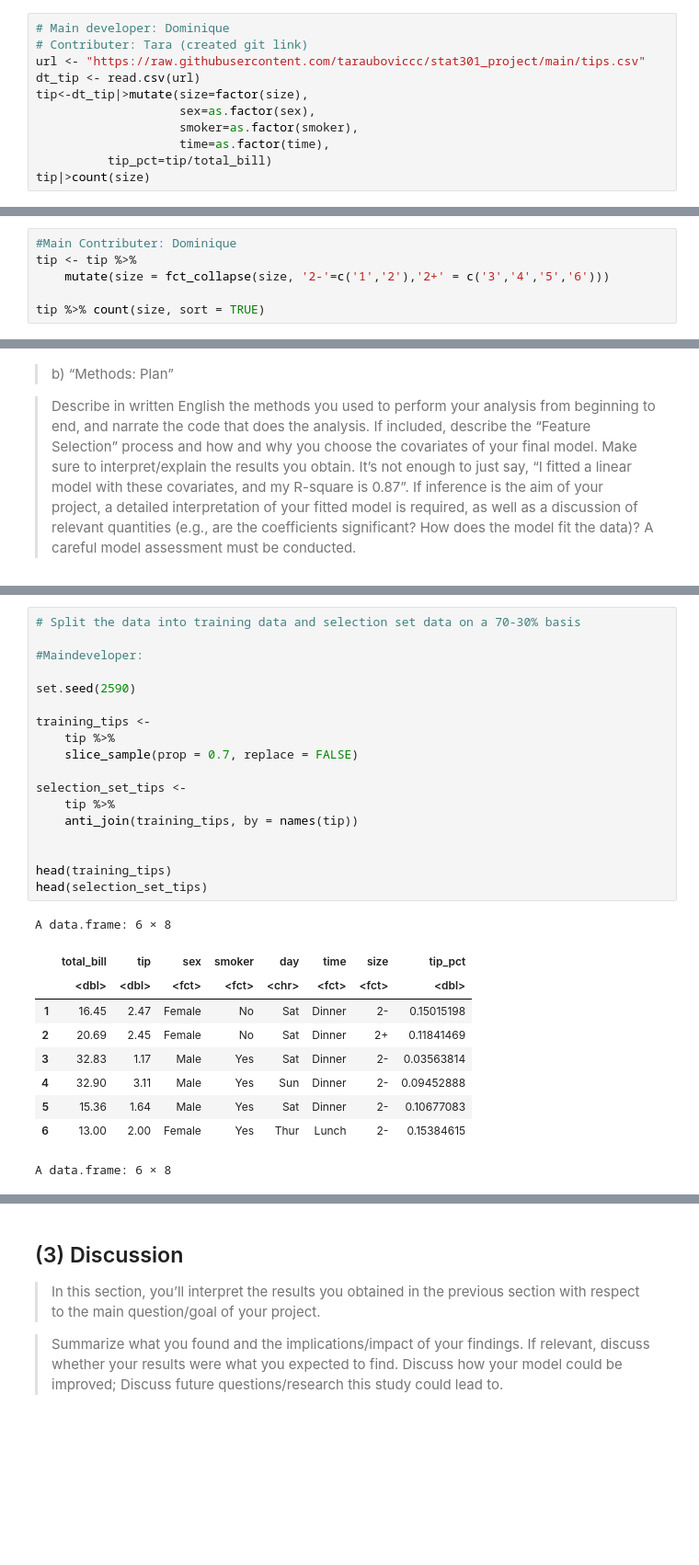
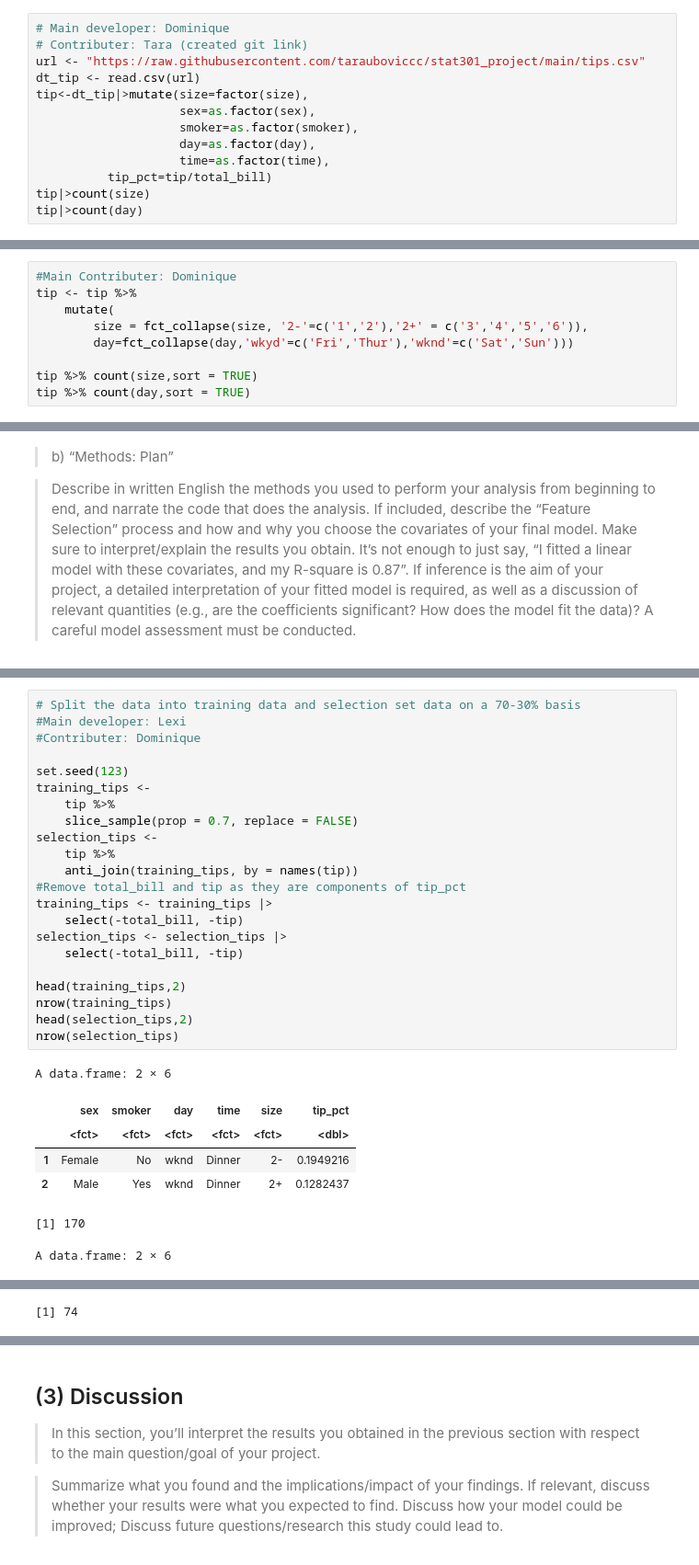
Before and after one commit to lllexiliang/stat301-final-project, a Jupyter notebook: final_project.ipynb, the cells around one changed output, grey strips where cells are left out. Shown at 92% size. Cells and saved outputs as stored; diff of their text form; blank space fills up the shorter version.

```diff
--- a/final_project.ipynb
+++ b/final_project.ipynb
@@ -72,9 +72,11 @@ dt_tip <- read.csv(url)
 tip<-dt_tip|>mutate(size=factor(size),
                     sex=as.factor(sex),
                     smoker=as.factor(smoker),
+                    day=as.factor(day),
                     time=as.factor(time),
           tip_pct=tip/total_bill)
 tip|>count(size)
+tip|>count(day)
 # %% [output]
 A data.frame: 6 × 2
 | size | n |
@@ -90,9 +100,12 @@ A data.frame: 6 × 2
 # %%
 #Main Contributer: Dominique
 tip <- tip %>%
-    mutate(size = fct_collapse(size, '2-'=c('1','2'),'2+' = c('3','4','5','6')))
+    mutate(
+        size = fct_collapse(size, '2-'=c('1','2'),'2+' = c('3','4','5','6')),
+        day=fct_collapse(day,'wkyd'=c('Fri','Thur'),'wknd'=c('Sat','Sun')))
 
-tip %>% count(size, sort = TRUE)
+tip %>% count(size,sort = TRUE)
+tip %>% count(day,sort = TRUE)
 # %% [output]
 A data.frame: 2 × 2
 | size | n |
@@ -174,29 +193,30 @@ A careful model assessment must be conducted.
 # %%
 # Split the data into training data and selection set data on a 70-30% basis
+#Main developer: Lexi
+#Contributer: Dominique
 
-#Maindeveloper:
-
-set.seed(2590)
-
+set.seed(123)
 training_tips <-
     tip %>%
     slice_sample(prop = 0.7, replace = FALSE)
-
-selection_set_tips <-
+selection_tips <-
     tip %>%
     anti_join(training_tips, by = names(tip))
+#Remove total_bill and tip as they are components of tip_pct
+training_tips <- training_tips |>
+    select(-total_bill, -tip)
+selection_tips <- selection_tips |>
+    select(-total_bill, -tip)
 
-
-head(training_tips)
-head(selection_set_tips)
+head(training_tips,2)
+nrow(training_tips)
+head(selection_tips,2)
+nrow(selection_tips)
 # %% [output]
-A data.frame: 6 × 8
+A data.frame: 2 × 6
-|  | total_bill | tip | sex | smoker | day | time | size | tip_pct |
-|  | <dbl> | <dbl> | <fct> | <fct> | <chr> | <fct> | <fct> | <dbl> |
-| 1 | 16.45 | 2.47 | Female | No | Sat | Dinner | 2- | 0.15015198 |
-| 2 | 20.69 | 2.45 | Female | No | Sat | Dinner | 2+ | 0.11841469 |
-| 3 | 32.83 | 1.17 | Male | Yes | Sat | Dinner | 2- | 0.03563814 |
-| 4 | 32.90 | 3.11 | Male | Yes | Sun | Dinner | 2- | 0.09452888 |
-| 5 | 15.36 | 1.64 | Male | Yes | Sat | Dinner | 2- | 0.10677083 |
-| 6 | 13.00 | 2.00 | Female | Yes | Thur | Lunch | 2- | 0.15384615 |
+|  | sex | smoker | day | time | size | tip_pct |
+|  | <fct> | <fct> | <fct> | <fct> | <fct> | <dbl> |
+| 1 | Female | No | wknd | Dinner | 2- | 0.1949216 |
+| 2 | Male | Yes | wknd | Dinner | 2+ | 0.1282437 |
-A data.frame: 6 × 8
+[1] 170
+A data.frame: 2 × 6
@@ -210,0 +227 @@ A data.frame: 6 × 8
+[1] 74
```
Also changed, not shown: parts of 13 cells of this notebook.
